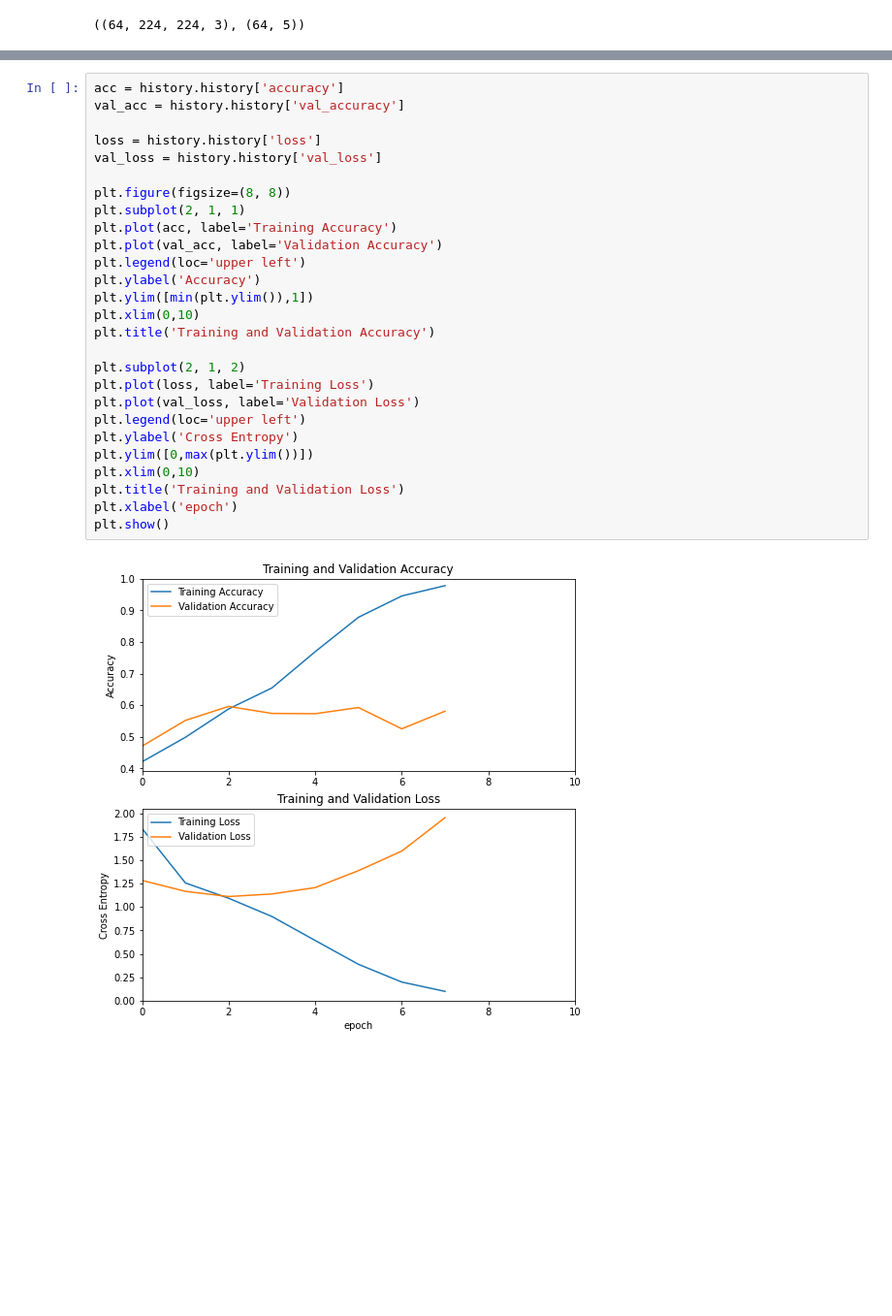
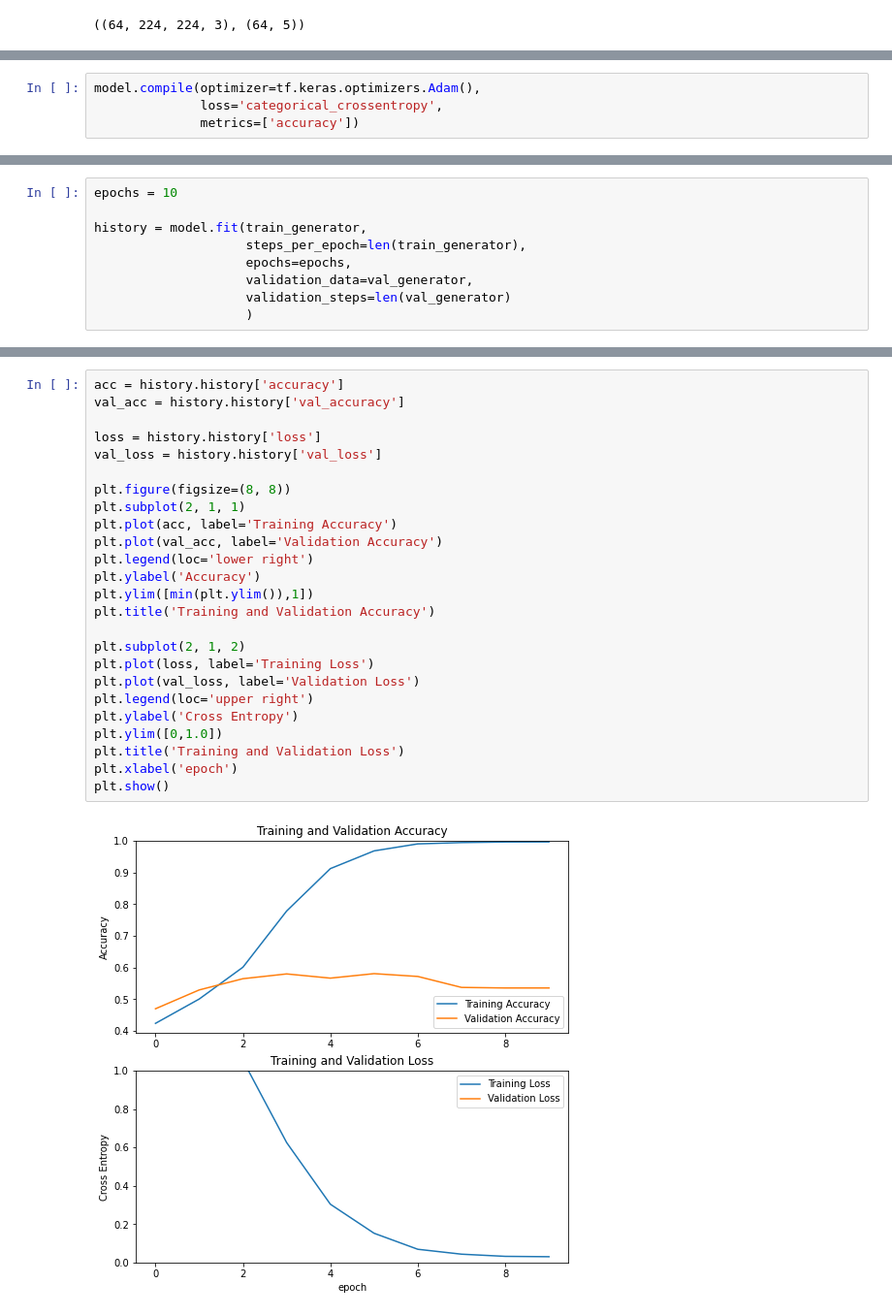
Before and after one commit to najib00/cassava-class, a Jupyter notebook: model/base_cnn/notebook.ipynb, the cells around one changed output, grey strips where cells are left out. Shown: that part at 97% size. Cells and saved outputs as stored; diff of their text form; blank space fills up the shorter version.

Commit message:
change model

```diff
--- a/model/base_cnn/notebook.ipynb
+++ b/model/base_cnn/notebook.ipynb
@@ -157,3 +88,7 @@ Epoch 8/8
+# %%
+model.compile(optimizer=tf.keras.optimizers.Adam(),
+              loss='categorical_crossentropy',
+              metrics=['accuracy'])
 # %%
 model.summary()
 # %% [output]
@@ -175,2 +111,11 @@ Trainable params: 5,235,957
 Non-trainable params: 0
 _________________________________________________________________
+# %%
+epochs = 10
+
+history = model.fit(train_generator,
+                    steps_per_epoch=len(train_generator),
+                    epochs=epochs,
+                    validation_data=val_generator,
+                    validation_steps=len(val_generator)
+                    )
@@ -177,29 +143,27 @@ _________________________________________________________________
 # %%
 acc = history.history['accuracy']
 val_acc = history.history['val_accuracy']
 
 loss = history.history['loss']
 val_loss = history.history['val_loss']
 
 plt.figure(figsize=(8, 8))
 plt.subplot(2, 1, 1)
 plt.plot(acc, label='Training Accuracy')
 plt.plot(val_acc, label='Validation Accuracy')
-plt.legend(loc='upper left')
+plt.legend(loc='lower right')
 plt.ylabel('Accuracy')
 plt.ylim([min(plt.ylim()),1])
-plt.xlim(0,10)
 plt.title('Training and Validation Accuracy')
 
 plt.subplot(2, 1, 2)
 plt.plot(loss, label='Training Loss')
 plt.plot(val_loss, label='Validation Loss')
-plt.legend(loc='upper left')
+plt.legend(loc='upper right')
 plt.ylabel('Cross Entropy')
-plt.ylim([0,max(plt.ylim())])
-plt.xlim(0,10)
+plt.ylim([0,1.0])
 plt.title('Training and Validation Loss')
 plt.xlabel('epoch')
 plt.show()
 # %% [output]
-[figure, old version]
+[figure, new version]
```
Also changed, not shown: parts of 22 cells of this notebook, 41 other files.
